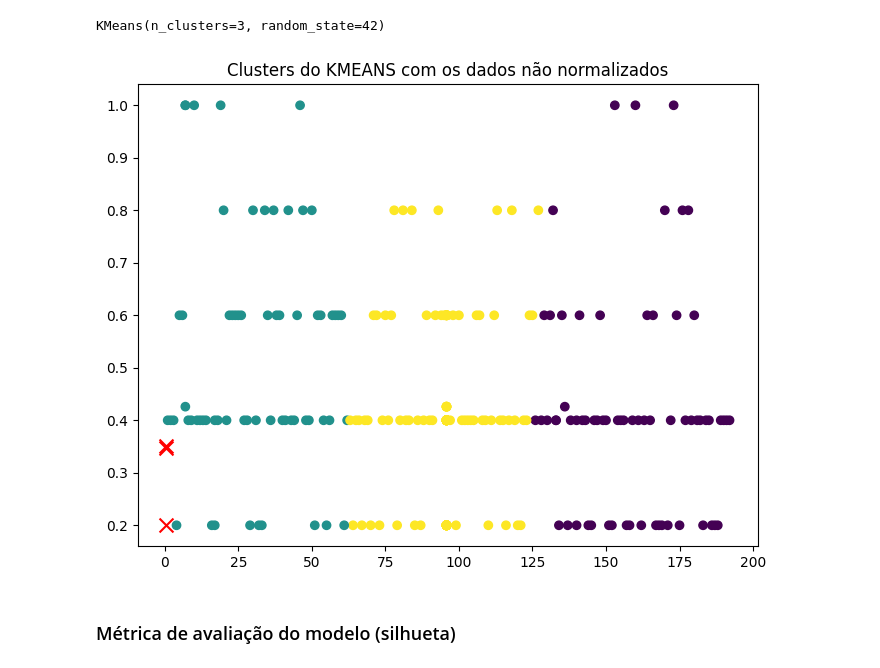
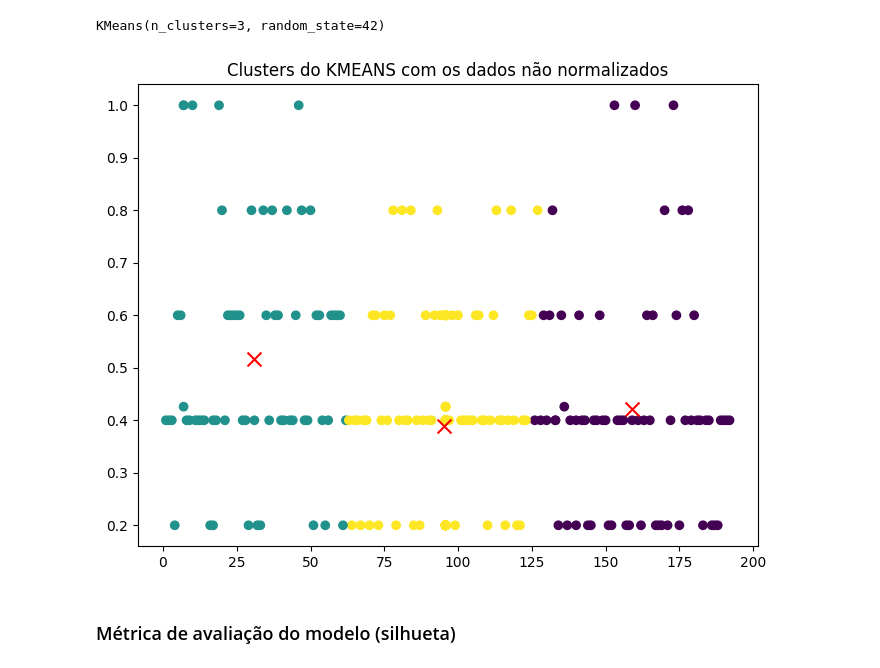
Before and after one commit to felipeduartea/projeto-ia, a Jupyter notebook: Trabalho_IA.ipynb, the cells around one changed output. Saved outputs shown, nothing was run; the diff lists cells and outputs as text; code cells hidden in the pictures.

```diff
--- a/Trabalho_IA.ipynb
+++ b/Trabalho_IA.ipynb
@@ -534,15 +530,15 @@ kmeans2.fit(df_X)
 # %% [output]
 KMeans(n_clusters=3, random_state=42)
 # %%
-labels = kmeans2.predict(df2)
+labels = kmeans.predict(df2)
 
 plt.figure(figsize=(8, 6))
 plt.scatter(df2.iloc[:, 0], df2.iloc[:, 1], c=labels, cmap='viridis')
 plt.scatter(kmeans.cluster_centers_[:, 0], kmeans.cluster_centers_[:, 1], c='red', marker='x', s=100)
 plt.title('Clusters do KMEANS com os dados não normalizados')
 plt.show()
 # %% [output]
-[figure, old version]
+[figure, new version]
 # %% [markdown]
 ### Métrica de avaliação do modelo (silhueta)
 # %%
```
Also changed, not shown: parts of 25 cells of this notebook.
